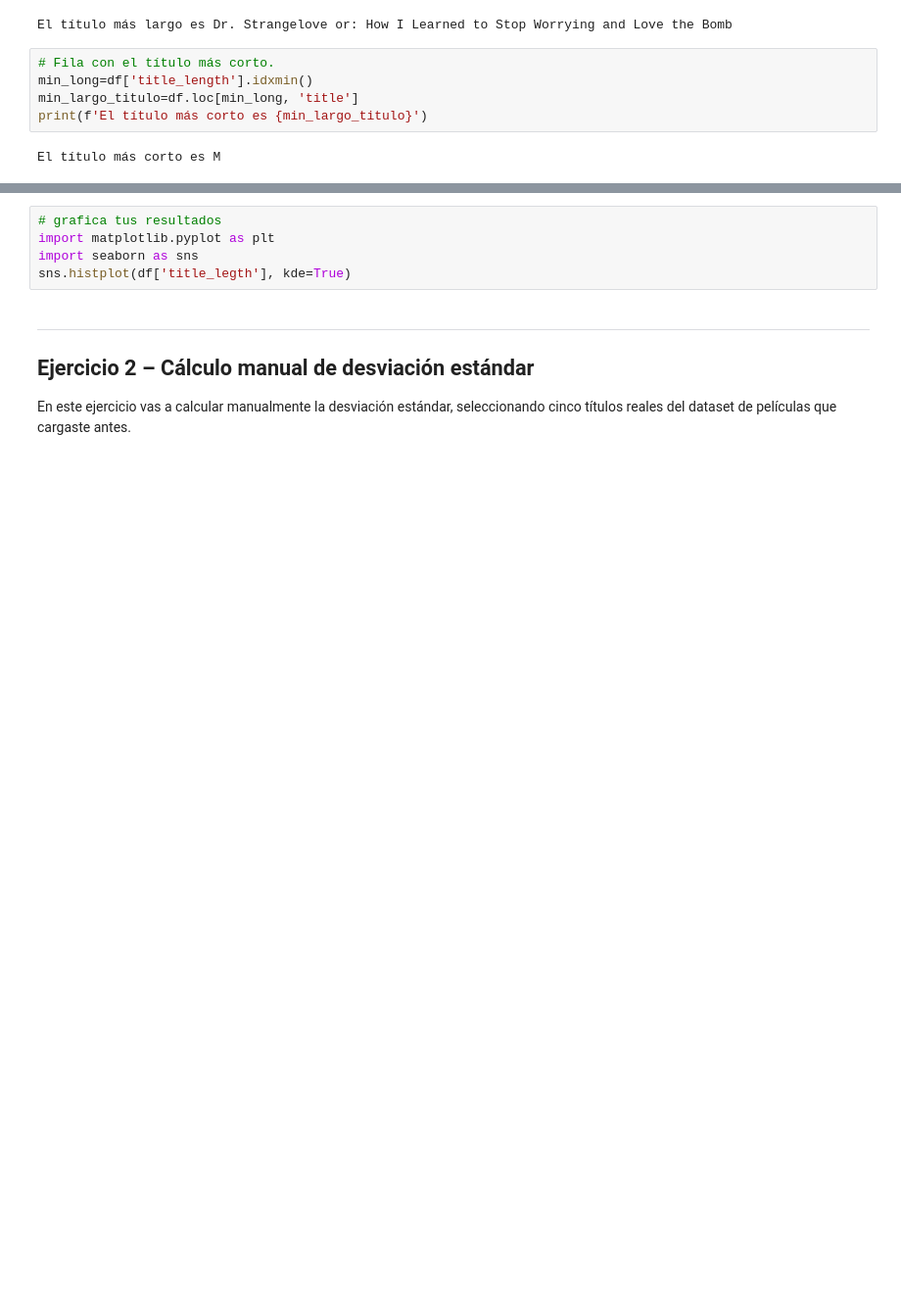
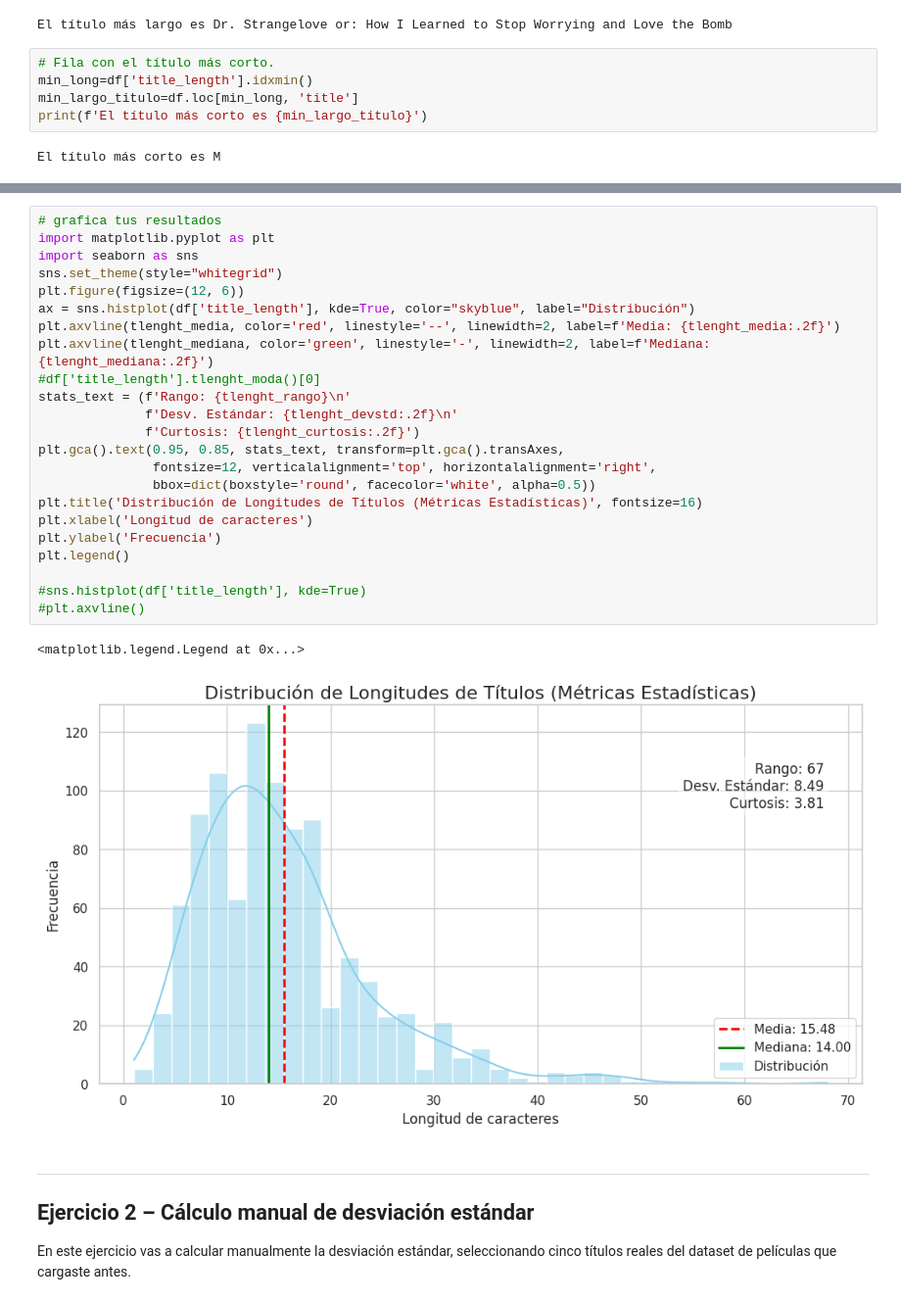
Before and after one commit to 4GeeksAcademy/IRojas-descriptive-statistics-exercises-project-with-python, a Jupyter notebook: notebook/problems.es.ipynb, the cells around one changed output, grey strips where cells are left out. Shown at 98% size. Saved outputs shown, nothing was run; the diff lists cells and outputs as text; blank space fills up the shorter version.

```diff
--- a/notebook/problems.es.ipynb
+++ b/notebook/problems.es.ipynb
@@ -118,8 +138,29 @@ El título más corto es M
 # %%
 # grafica tus resultados
 import matplotlib.pyplot as plt
 import seaborn as sns
-sns.histplot(df['title_legth'], kde=True)
+sns.set_theme(style="whitegrid")
+plt.figure(figsize=(12, 6))
+ax = sns.histplot(df['title_length'], kde=True, color="skyblue", label="Distribución")
+plt.axvline(tlenght_media, color='red', linestyle='--', linewidth=2, label=f'Media: {tlenght_media:.2f}')
+plt.axvline(tlenght_mediana, color='green', linestyle='-', linewidth=2, label=f'Mediana: {tlenght_mediana:.2f}')
+#df['title_length'].tlenght_moda()[0]
+stats_text = (f'Rango: {tlenght_rango}\n'
+              f'Desv. Estándar: {tlenght_devstd:.2f}\n'
+              f'Curtosis: {tlenght_curtosis:.2f}')
+plt.gca().text(0.95, 0.85, stats_text, transform=plt.gca().transAxes,
+               fontsize=12, verticalalignment='top', horizontalalignment='right',
+               bbox=dict(boxstyle='round', facecolor='white', alpha=0.5))
+plt.title('Distribución de Longitudes de Títulos (Métricas Estadísticas)', fontsize=16)
+plt.xlabel('Longitud de caracteres')
+plt.ylabel('Frecuencia')
+plt.legend()
+
+#sns.histplot(df['title_length'], kde=True)
+#plt.axvline()
+# %% [output]
+<matplotlib.legend.Legend at 0x...>
+[figure, added]
 # %% [markdown]
 ---
 
```
Also changed, not shown: parts of 6 cells of this notebook.
